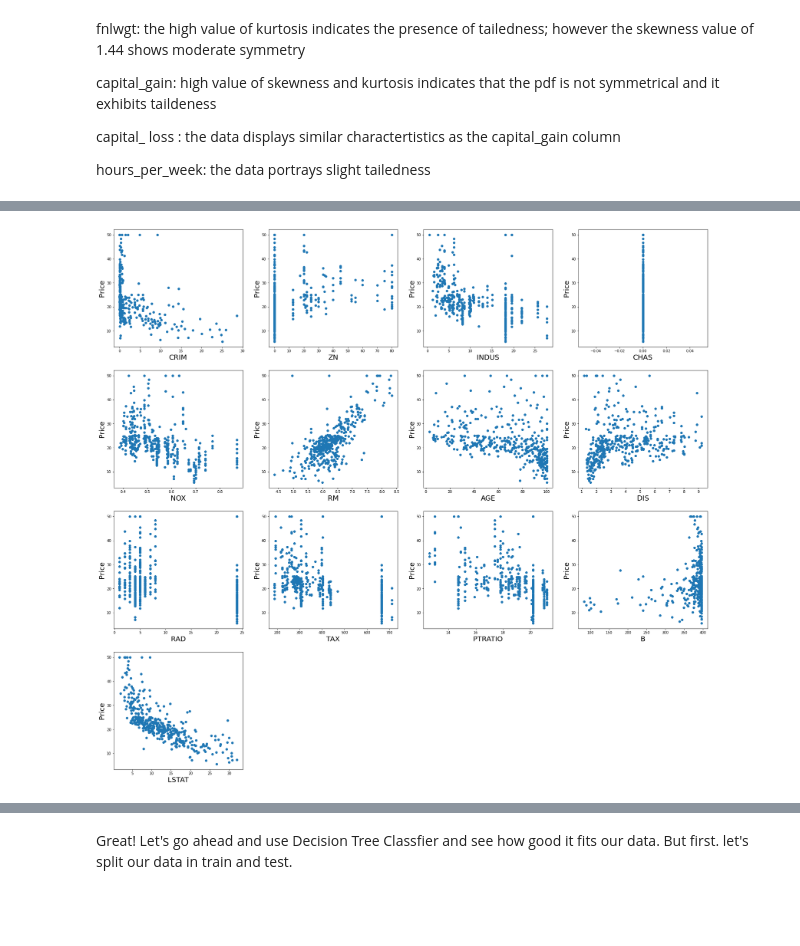
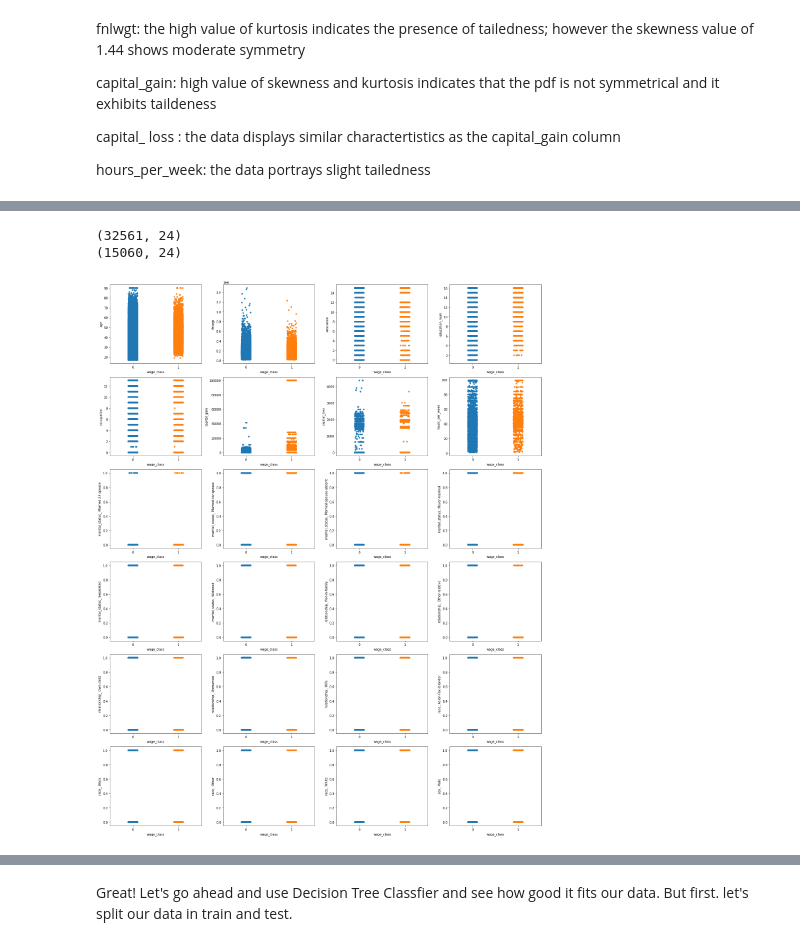
Before and after one commit to obeabi/Assignments, a Jupyter notebook: Main_XGBoost.ipynb, the cells around one changed output, grey strips where cells are left out. Drawn from its saved outputs; the diff is of its cells as text; code cells hidden in the pictures; blank space fills up the shorter version.

```diff
--- a/Main_XGBoost.ipynb
+++ b/Main_XGBoost.ipynb
@@ -519,0 +624,4 @@ data.head()
+# %%
+# All new categorical columns
+object_cols = [col for col in X.columns if X[col].dtype == "object"]
+object_cols
@@ -519,0 +639,9 @@ data.head()
+# %%
+# Columns that will be one-hot encoded
+low_cardinality_cols = [col for col in object_cols if X[col].nunique() < 10]
+
+# Columns that will be dropped from the dataset
+high_cardinality_cols = list(set(object_cols)-set(low_cardinality_cols))
+
+print('Categorical columns that will be one-hot encoded:', low_cardinality_cols)
+print('\nCategorical columns that will be dropped from the dataset:', high_cardinality_cols)
@@ -519,0 +652,4 @@ data.head()
+# %%
+X =  pd.get_dummies(X, prefix= low_cardinality_cols, columns= low_cardinality_cols, drop_first= True)
+X_test =  pd.get_dummies(X_test, prefix= low_cardinality_cols, columns= low_cardinality_cols, drop_first= True)
+X.head()
@@ -625,4 +723,0 @@ pd.DataFrame(data=[data_clean.skew(),data_clean.kurtosis()],index=['skewness','k
-# %%
-# Split dataset into features and target variable
-X = data_clean.drop(columns = 'PRICE')
-y = data_clean['PRICE']
@@ -629,15 +742,20 @@ y = data_clean['PRICE']
+# %%
+# Inspect final dataframe
+print(X.shape)
+print(X_test.shape)
+# %% [output]
+(32561, 24)
+(15060, 24)
 # %%
 # let's see how data is distributed for every column
-# create X and y
-plt.figure(figsize=(30,28), facecolor='white')
+plt.figure(figsize=(20,25), facecolor='white')
 plotnumber = 1
 
 for column in X:
-    if plotnumber<=16 :
-        ax = plt.subplot(4,4,plotnumber)
-        plt.scatter(X[column],y)
-        plt.xlabel(column,fontsize=20)
-        plt.ylabel('Price',fontsize=20)
+    if plotnumber<=25 :
+        ax = plt.subplot(6,4,plotnumber)
+        sns.stripplot(y, X[column])
     plotnumber+=1
+plt.tight_layout()
 # %% [output]
-[figure, old version]
+[figure, new version]
```
Also changed, not shown: parts of 83 cells of this notebook.
